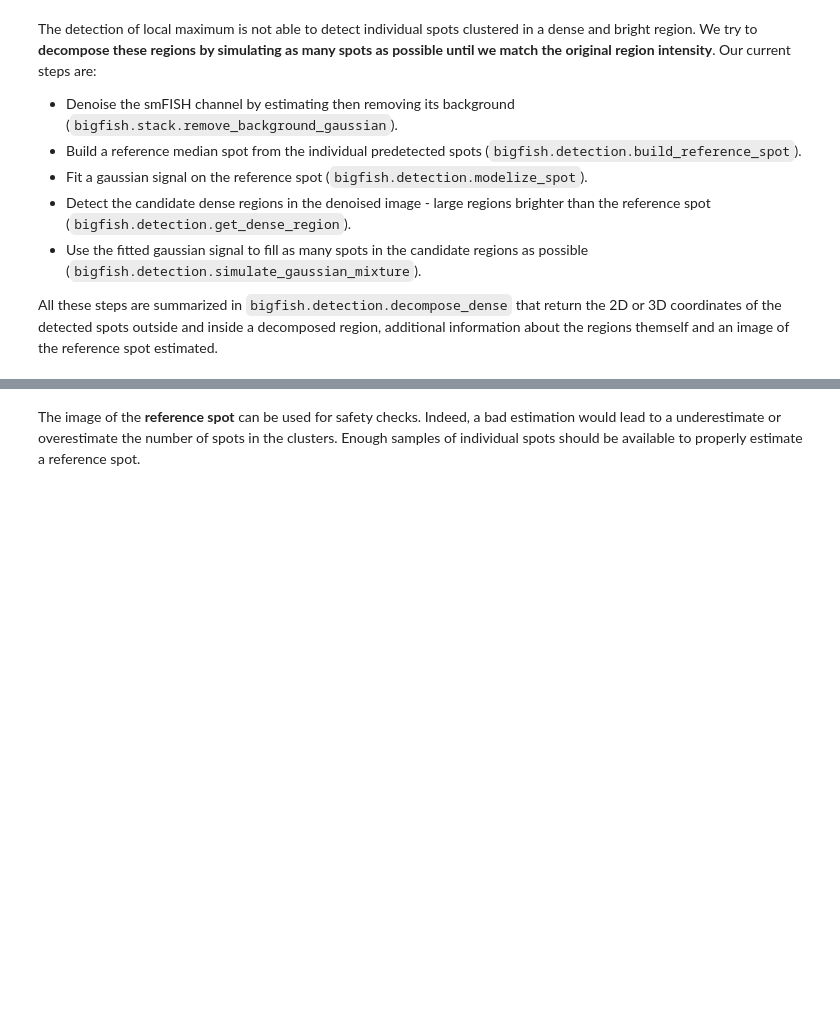
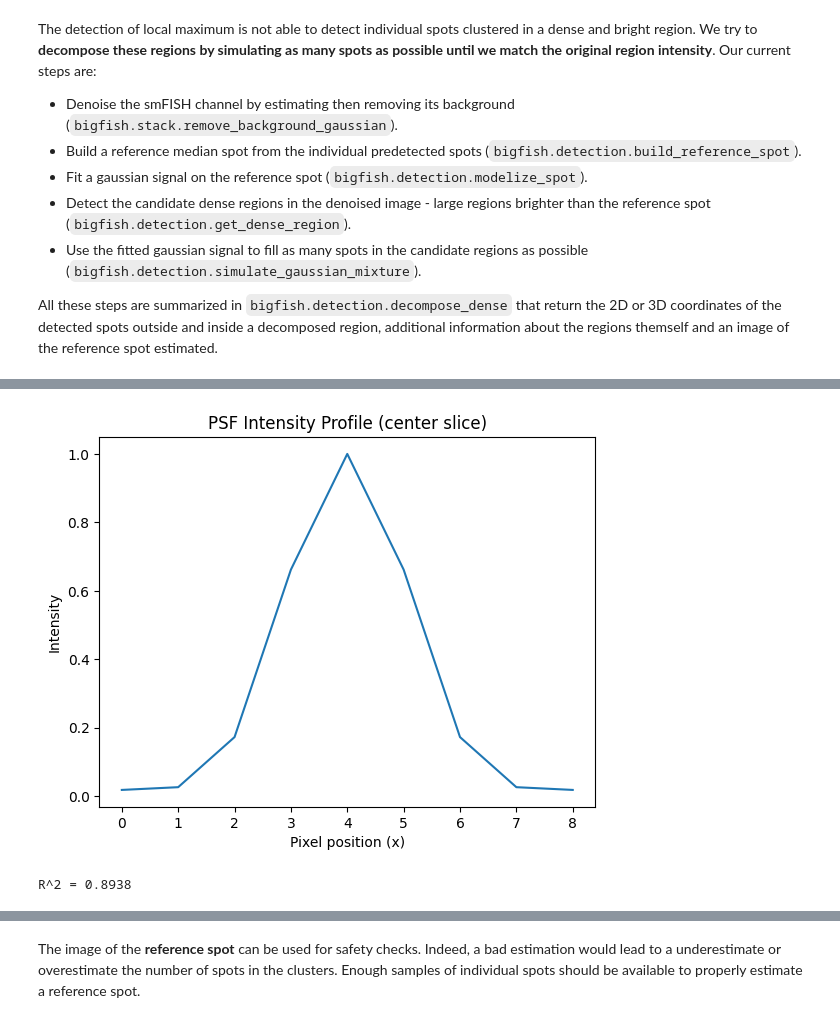
Before and after one commit to mspend/big-fish-examples, a Jupyter notebook: notebooks/BioProteanLab_smFISH_one_tile_one_bit_2d.ipynb, the cells around one changed output, grey strips where cells are left out. Cells and saved outputs as stored; diff of their text form; code cells hidden in the pictures; blank space fills up the shorter version.

```diff
--- a/notebooks/BioProteanLab_smFISH_one_tile_one_bit_2d.ipynb
+++ b/notebooks/BioProteanLab_smFISH_one_tile_one_bit_2d.ipynb
@@ -285,0 +321,18 @@ plot.plot_reference_spot(reference_spot, rescale=True)
+# %%
+# get central indices
+z_center = psf.shape[0] // 2
+y_center = psf.shape[1] // 2
+
+# take a line through x at center z and y
+psf_profile = psf[z_center, y_center, :]
+
+# x axis = pixel index
+x = np.arange(len(psf_profile))
+
+plt.plot(x, psf_profile)
+plt.xlabel("Pixel position (x)")
+plt.ylabel("Intensity")
+plt.title("PSF Intensity Profile (center slice)")
+plt.show()
+# %% [output]
+[figure, added]
@@ -285,0 +355,5 @@ plot.plot_reference_spot(reference_spot, rescale=True)
+# %%
+r2 = r2_score(ref_norm, psf_norm)
+print(f"R^2 = {r2:.4f}")
+# %% [output]
+R^2 = 0.8938
```
Also changed, not shown: parts of 16 cells of this notebook.
